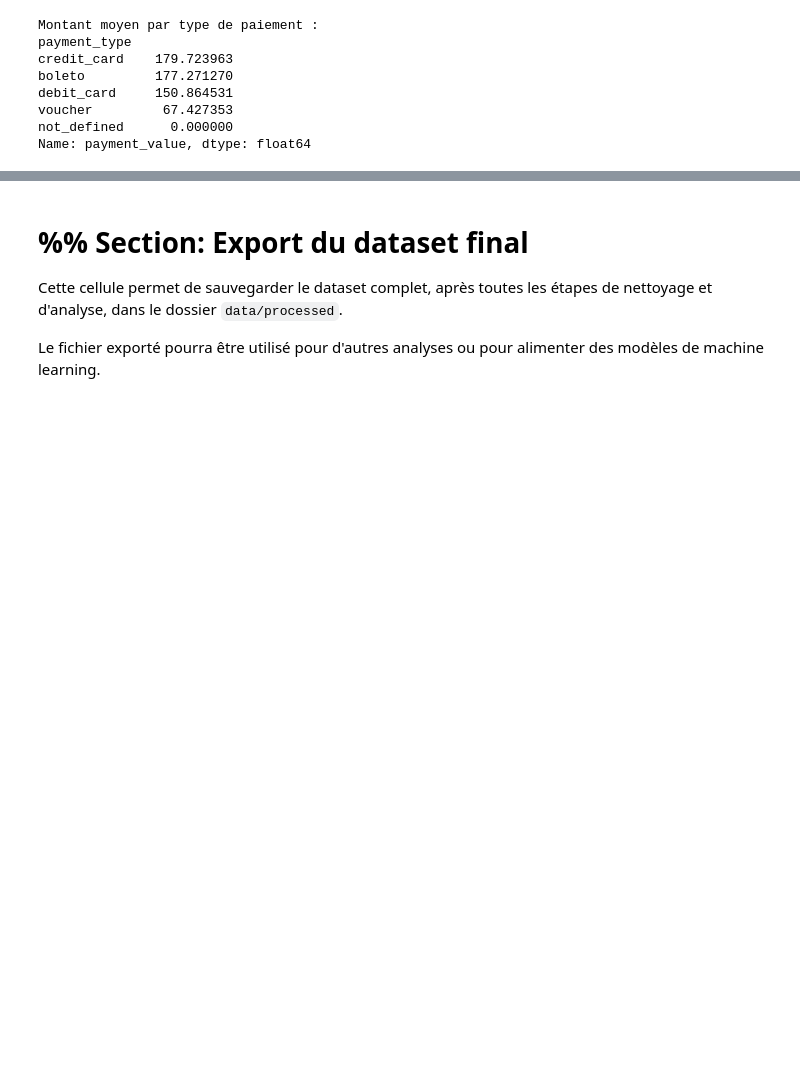
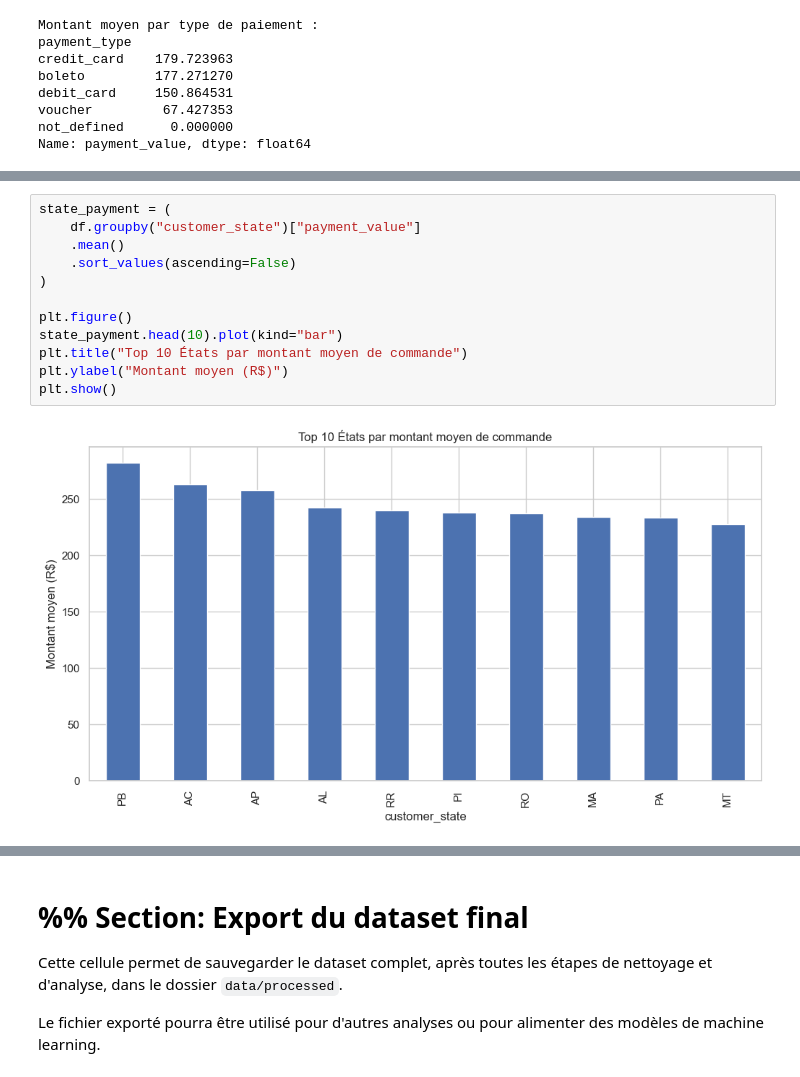
Before and after one commit to John-Do59/olist-sales-forecast, a Jupyter notebook: notebooks/eda.marimo.ipynb, the cells around one changed output, grey strips where cells are left out. Drawn from its saved outputs; the diff is of its cells as text; blank space fills up the shorter version.

```diff
--- a/notebooks/eda.marimo.ipynb
+++ b/notebooks/eda.marimo.ipynb
@@ -296,0 +338,14 @@ Name: payment_value, dtype: float64
+# %%
+state_payment = (
+    df.groupby("customer_state")["payment_value"]
+    .mean()
+    .sort_values(ascending=False)
+)
+
+plt.figure()
+state_payment.head(10).plot(kind="bar")
+plt.title("Top 10 États par montant moyen de commande")
+plt.ylabel("Montant moyen (R$)")
+plt.show()
+# %% [output]
+[figure, added]
```
Also changed, not shown: parts of 20 cells of this notebook, 2 other files.
